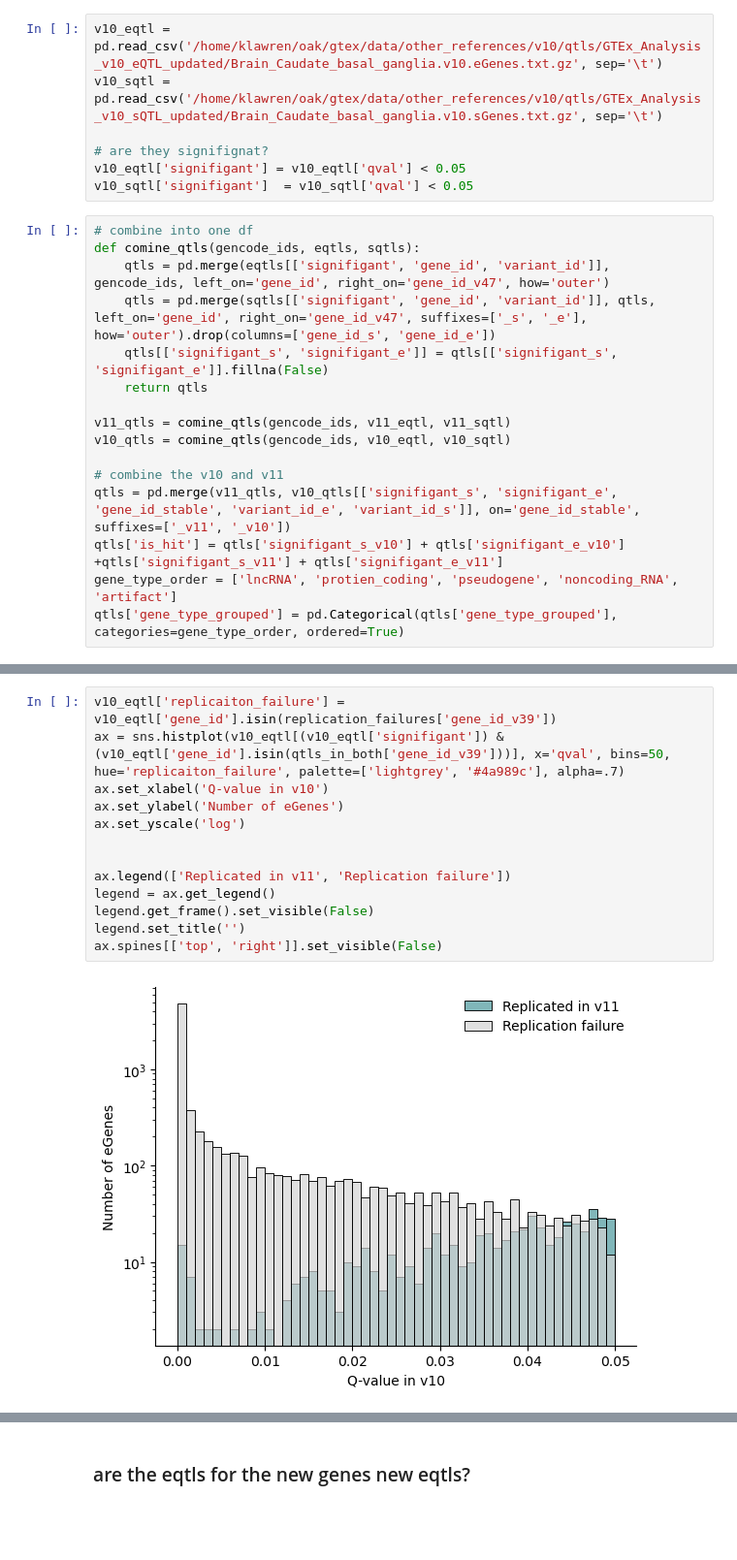
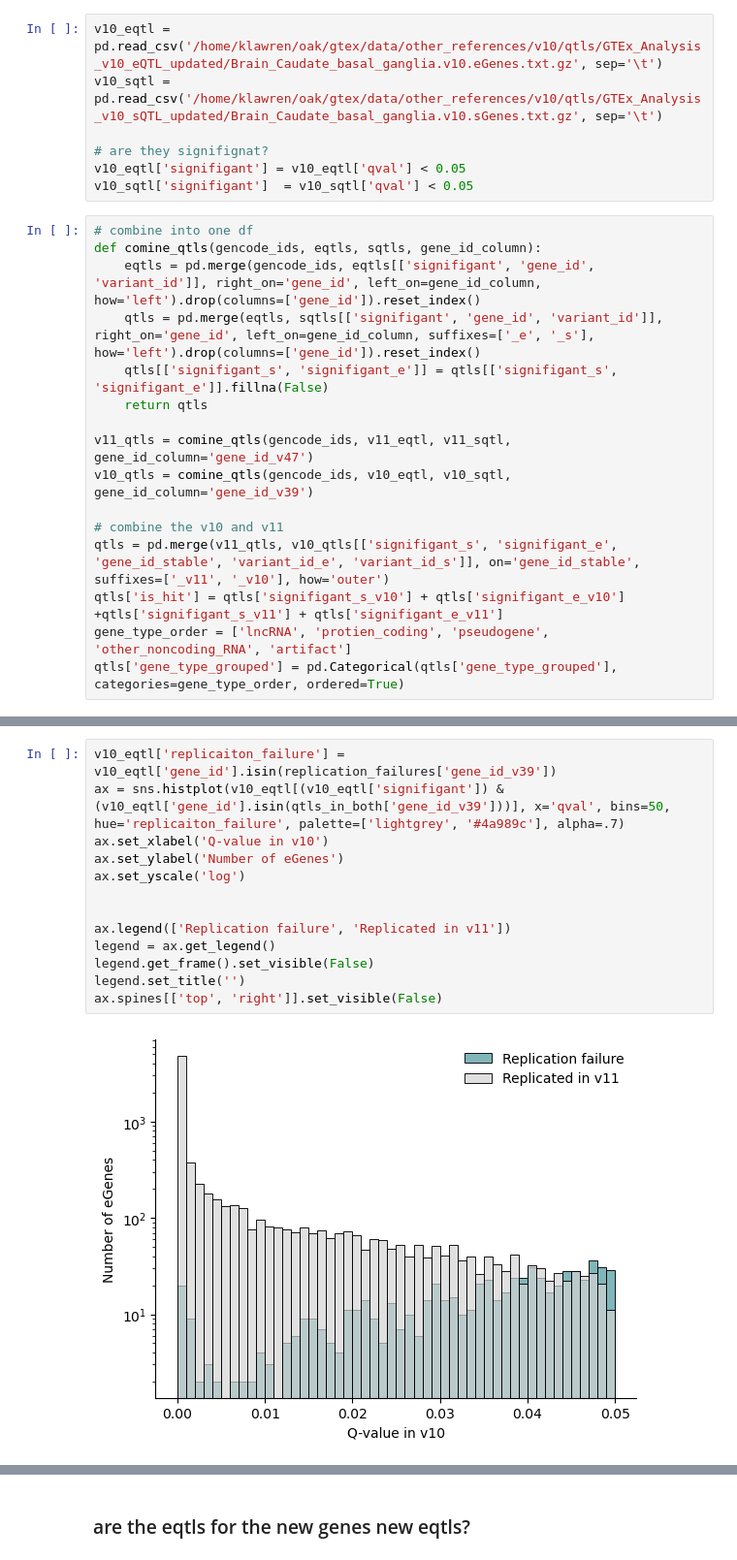
Before and after one commit to danielnachun/gtex-gencode47, a Jupyter notebook: notebooks/compare_qtls.ipynb, the cells around one changed output, grey strips where cells are left out. Shown: that part at 97% size. Drawn from its saved outputs; the diff is of its cells as text; blank space fills up the shorter version.

```diff
--- a/notebooks/compare_qtls.ipynb
+++ b/notebooks/compare_qtls.ipynb
@@ -38,17 +45,17 @@ v10_eqtl['signifigant'] = v10_eqtl['qval'] < 0.05
 v10_sqtl['signifigant']  = v10_sqtl['qval'] < 0.05
 # %%
 # combine into one df
-def comine_qtls(gencode_ids, eqtls, sqtls):
-    qtls = pd.merge(eqtls[['signifigant', 'gene_id', 'variant_id']], gencode_ids, left_on='gene_id', right_on='gene_id_v47', how='outer')
-    qtls = pd.merge(sqtls[['signifigant', 'gene_id', 'variant_id']], qtls, left_on='gene_id', right_on='gene_id_v47', suffixes=['_s', '_e'],  how='outer').drop(columns=['gene_id_s', 'gene_id_e'])
+def comine_qtls(gencode_ids, eqtls, sqtls, gene_id_column):
+    eqtls = pd.merge(gencode_ids, eqtls[['signifigant', 'gene_id', 'variant_id']], right_on='gene_id', left_on=gene_id_column, how='left').drop(columns=['gene_id']).reset_index()
+    qtls = pd.merge(eqtls, sqtls[['signifigant', 'gene_id', 'variant_id']], right_on='gene_id', left_on=gene_id_column, suffixes=['_e', '_s'],  how='left').drop(columns=['gene_id']).reset_index()
     qtls[['signifigant_s', 'signifigant_e']] = qtls[['signifigant_s', 'signifigant_e']].fillna(False)
     return qtls
 
-v11_qtls = comine_qtls(gencode_ids, v11_eqtl, v11_sqtl)
-v10_qtls = comine_qtls(gencode_ids, v10_eqtl, v10_sqtl)
+v11_qtls = comine_qtls(gencode_ids, v11_eqtl, v11_sqtl, gene_id_column='gene_id_v47')
+v10_qtls = comine_qtls(gencode_ids, v10_eqtl, v10_sqtl,  gene_id_column='gene_id_v39')
 
 # combine the v10 and v11
-qtls = pd.merge(v11_qtls, v10_qtls[['signifigant_s', 'signifigant_e', 'gene_id_stable', 'variant_id_e', 'variant_id_s']], on='gene_id_stable', suffixes=['_v11', '_v10'])
+qtls = pd.merge(v11_qtls, v10_qtls[['signifigant_s', 'signifigant_e', 'gene_id_stable', 'variant_id_e', 'variant_id_s']], on='gene_id_stable', suffixes=['_v11', '_v10'], how='outer')
 qtls['is_hit'] = qtls['signifigant_s_v10'] + qtls['signifigant_e_v10'] +qtls['signifigant_s_v11'] + qtls['signifigant_e_v11']
-gene_type_order = ['lncRNA', 'protien_coding', 'pseudogene', 'noncoding_RNA', 'artifact']
+gene_type_order = ['lncRNA', 'protien_coding', 'pseudogene', 'other_noncoding_RNA', 'artifact']
 qtls['gene_type_grouped'] = pd.Categorical(qtls['gene_type_grouped'], categories=gene_type_order, ordered=True)
@@ -131,15 +157,15 @@ Name: count, dtype: int64
 # %%
 v10_eqtl['replicaiton_failure'] = v10_eqtl['gene_id'].isin(replication_failures['gene_id_v39'])
 ax = sns.histplot(v10_eqtl[(v10_eqtl['signifigant']) & (v10_eqtl['gene_id'].isin(qtls_in_both['gene_id_v39']))], x='qval', bins=50, hue='replicaiton_failure', palette=['lightgrey', '#4a989c'], alpha=.7)
 ax.set_xlabel('Q-value in v10')
 ax.set_ylabel('Number of eGenes')
 ax.set_yscale('log')
 
 
-ax.legend(['Replicated in v11', 'Replication failure'])
+ax.legend(['Replication failure', 'Replicated in v11'])
 legend = ax.get_legend()
 legend.get_frame().set_visible(False)
 legend.set_title('')
 ax.spines[['top', 'right']].set_visible(False)
 # %% [output]
-[figure, old version]
+[figure, new version]
```
Also changed, not shown: parts of 30 cells of this notebook, 3 other files.
